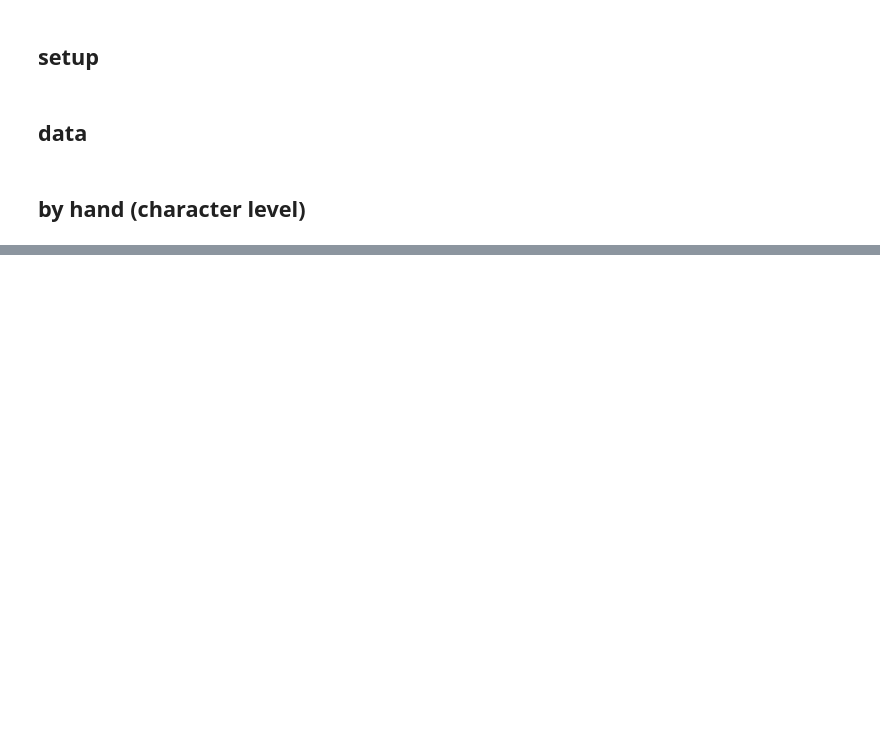
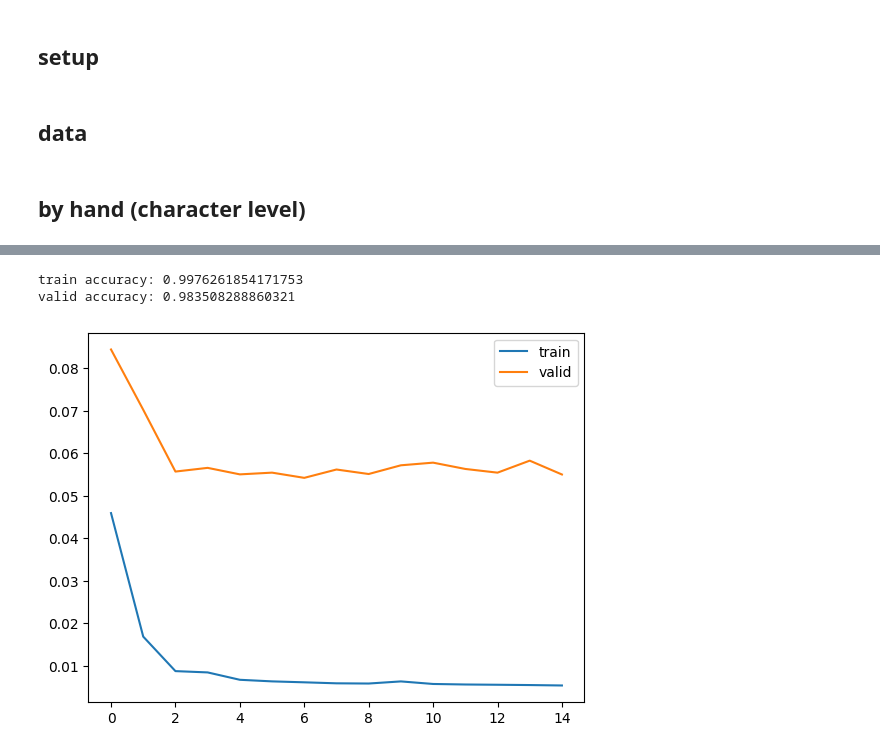
Before and after one commit to peluche/NLP-group, a Jupyter notebook: lang_ident.ipynb, the cells around one changed output, grey strips where cells are left out. Drawn from its saved outputs; the diff is of its cells as text; code cells hidden in the pictures; blank space fills up the shorter version.

```diff
--- a/lang_ident.ipynb
+++ b/lang_ident.ipynb
@@ -180,0 +261,7 @@ valid accuracy: 0.963018536567688
+# %%
+model = Toy(vocab_size, max_seq_length=chunk_size, embedding_dim=256, hidden_dim=256).to(device)
+run_training(model, epochs=15)
+# %% [output]
+train accuracy: 0.9976261854171753
+valid accuracy: 0.983508288860321
+[figure, added]
```
Also changed, not shown: parts of 11 cells of this notebook.
